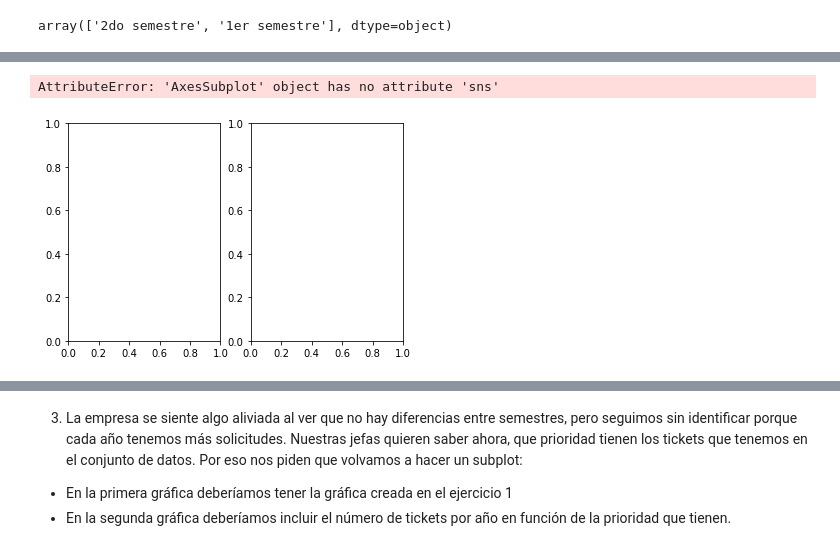
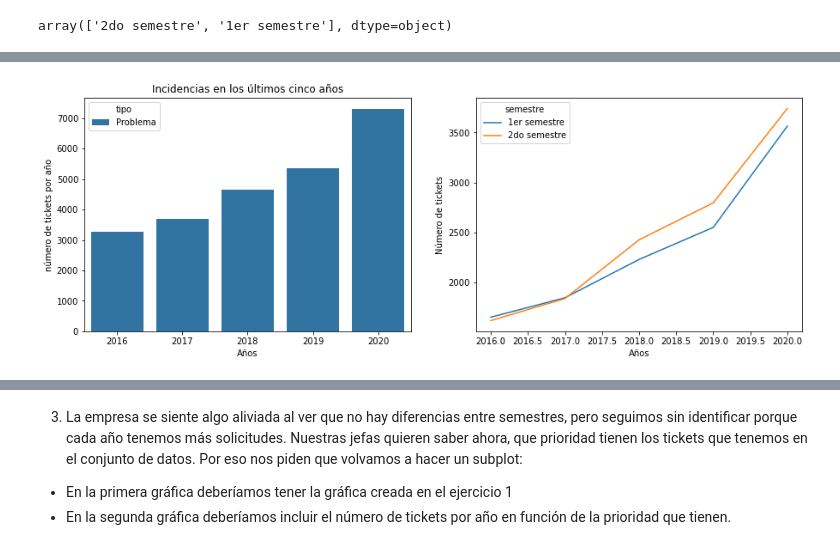
Before and after one commit to Adalab/promo-d-da-modulo2-sprint1-cristina-lidya, a Jupyter notebook: visualizacion/visualización_seaborn-leccion3.ipynb, the cells around one changed output, grey strips where cells are left out. Cells and saved outputs as stored; diff of their text form; code cells hidden in the pictures.

Commit message:
Seaborn finalizado

```diff
--- a/visualizacion/visualización_seaborn-leccion3.ipynb
+++ b/visualizacion/visualización_seaborn-leccion3.ipynb
@@ -95,0 +80,2 @@ dtype: object
+# %%
+problema["fecha"] = problema["fecha"].apply(pd.to_datetime)
@@ -111,3 +90,3 @@ Name: fecha, Length: 97386, dtype: int64
 # %%
 
-df_años["semestre"] = np.where(df_años["fecha"].dt.month< 7, "1er semestre", "2do semestre")
+problema["semestre"] = np.where(problema["fecha"].dt.month< 7, "1er semestre", "2do semestre")
@@ -142,0 +103,4 @@ df_años.sample(5)
+# %%
+problema_año_semestre = problema.groupby(["año", "semestre"]).count()
+# %%
+problema_año_semestre.reset_index(inplace=True)
@@ -143,15 +121,13 @@ df_años.sample(5)
 # %%
-fig,ax = plt.subplots(1,2)
-
-
-ax[0].sns.countplot(x = "año", hue =  "tipo", data = problema)
+#Esta primera opción nos pareció más sencilla. Hemos tenido que buscar como hacer un subplot en Seaborn.
+fig,ax = plt.subplots(1,2, figsize=(15,5))
+fig = sns.countplot(x = "año", hue =  "tipo", data = problema, ax=ax[0])
 ax[0].set_xlabel("Años")
-ax[0].set_ylabel("número de incidencias por año")
+ax[0].set_ylabel("número de tickets por año")
 ax[0].set_title("Incidencias en los últimos cinco años")
-
-
-
+fig = sns.lineplot(x= "año", y = "id_ticket", data = problema_año_semestre, hue = "semestre", ax=ax[1])
+ax[1].set_xlabel("Años")
+ax[1].set_ylabel("Número de tickets")
 plt.show()
 # %% [output]
-AttributeError: 'AxesSubplot' object has no attribute 'sns'
-[figure, old version]
+[figure, new version]
```
Also changed, not shown: parts of 20 cells of this notebook.
